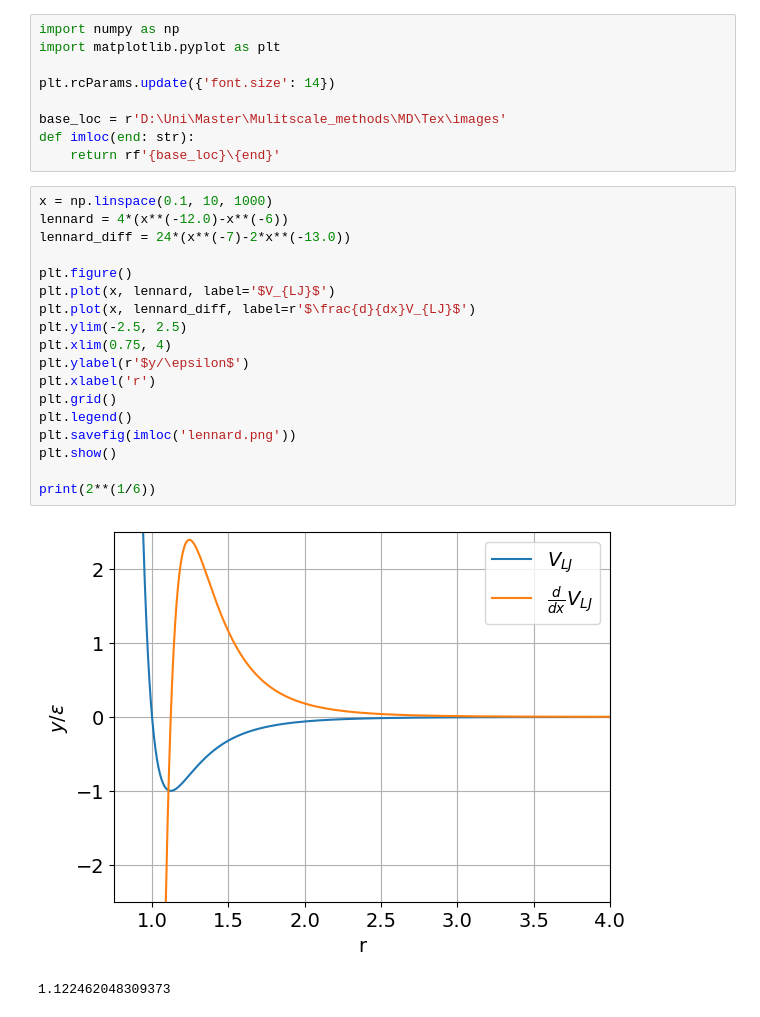
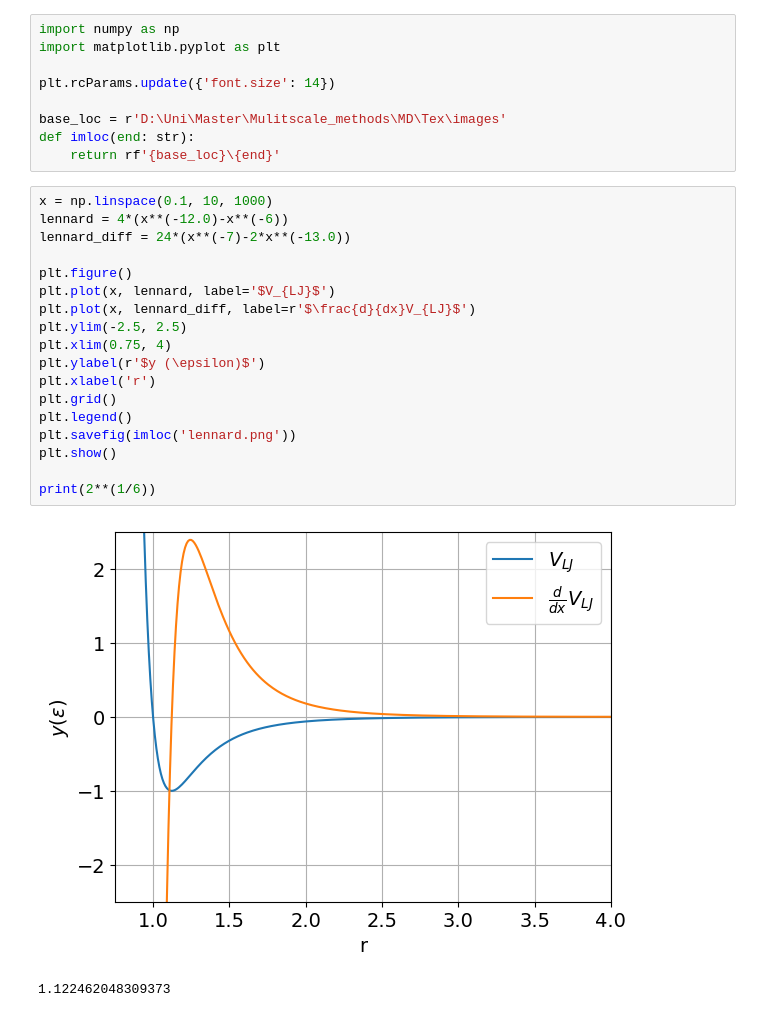
Before and after one commit to ThijsDrost/3MQ110_Multiscale_MolecularDynamics, a Jupyter notebook: Images.ipynb, the cells around one changed output. Saved outputs shown, nothing was run; the diff lists cells and outputs as text.

```diff
--- a/Images.ipynb
+++ b/Images.ipynb
@@ -10,21 +10,21 @@ def imloc(end: str):
 # %%
 x = np.linspace(0.1, 10, 1000)
 lennard = 4*(x**(-12.0)-x**(-6))
 lennard_diff = 24*(x**(-7)-2*x**(-13.0))
 
 plt.figure()
 plt.plot(x, lennard, label='$V_{LJ}$')
 plt.plot(x, lennard_diff, label=r'$\frac{d}{dx}V_{LJ}$')
 plt.ylim(-2.5, 2.5)
 plt.xlim(0.75, 4)
-plt.ylabel(r'$y/\epsilon$')
+plt.ylabel(r'$y (\epsilon)$')
 plt.xlabel('r')
 plt.grid()
 plt.legend()
 plt.savefig(imloc('lennard.png'))
 plt.show()
 
 print(2**(1/6))
 # %% [output]
-[figure, old version]
+[figure, new version]
 1.122462048309373
```
Also changed, not shown: 3 other files.
